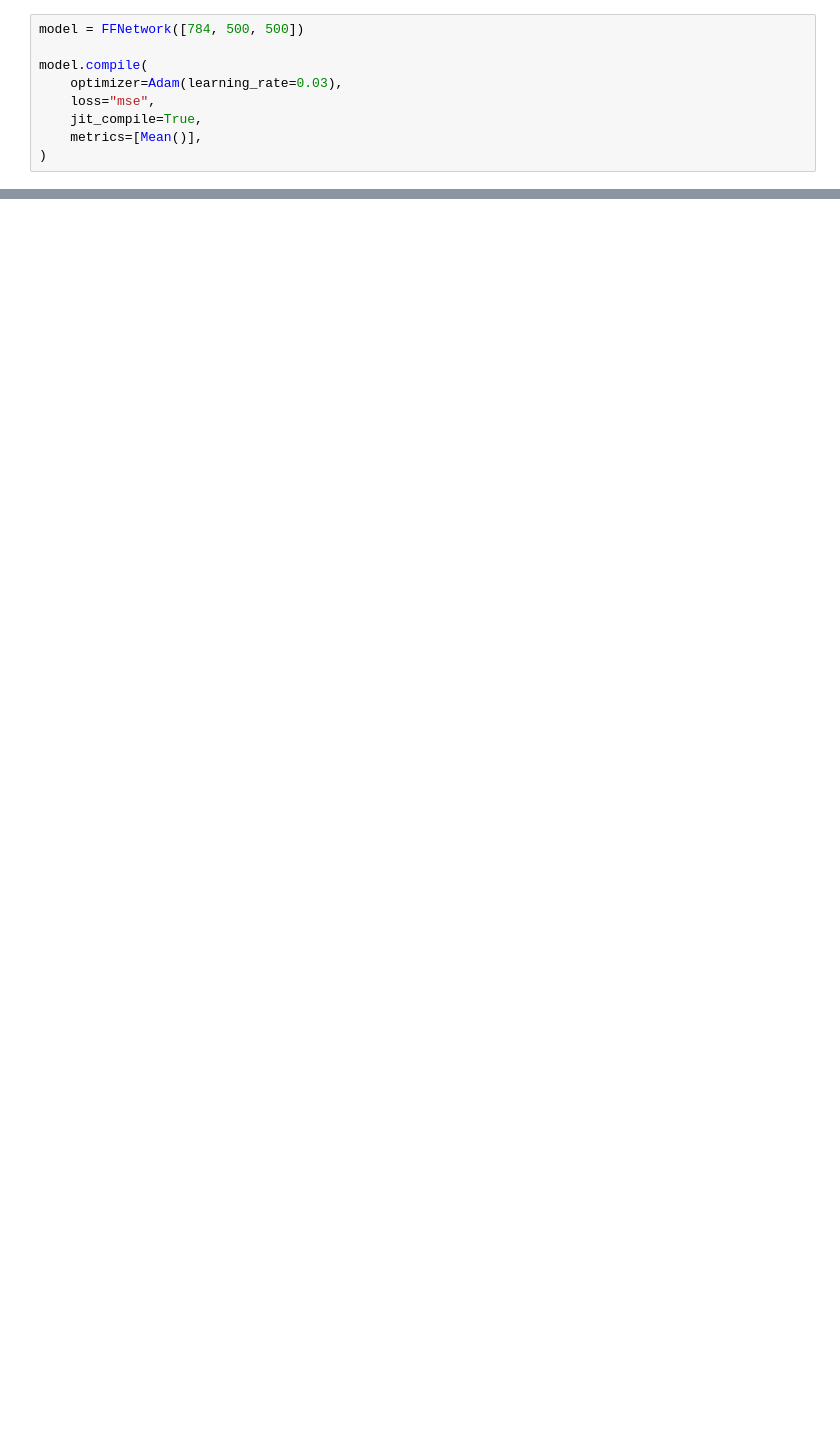
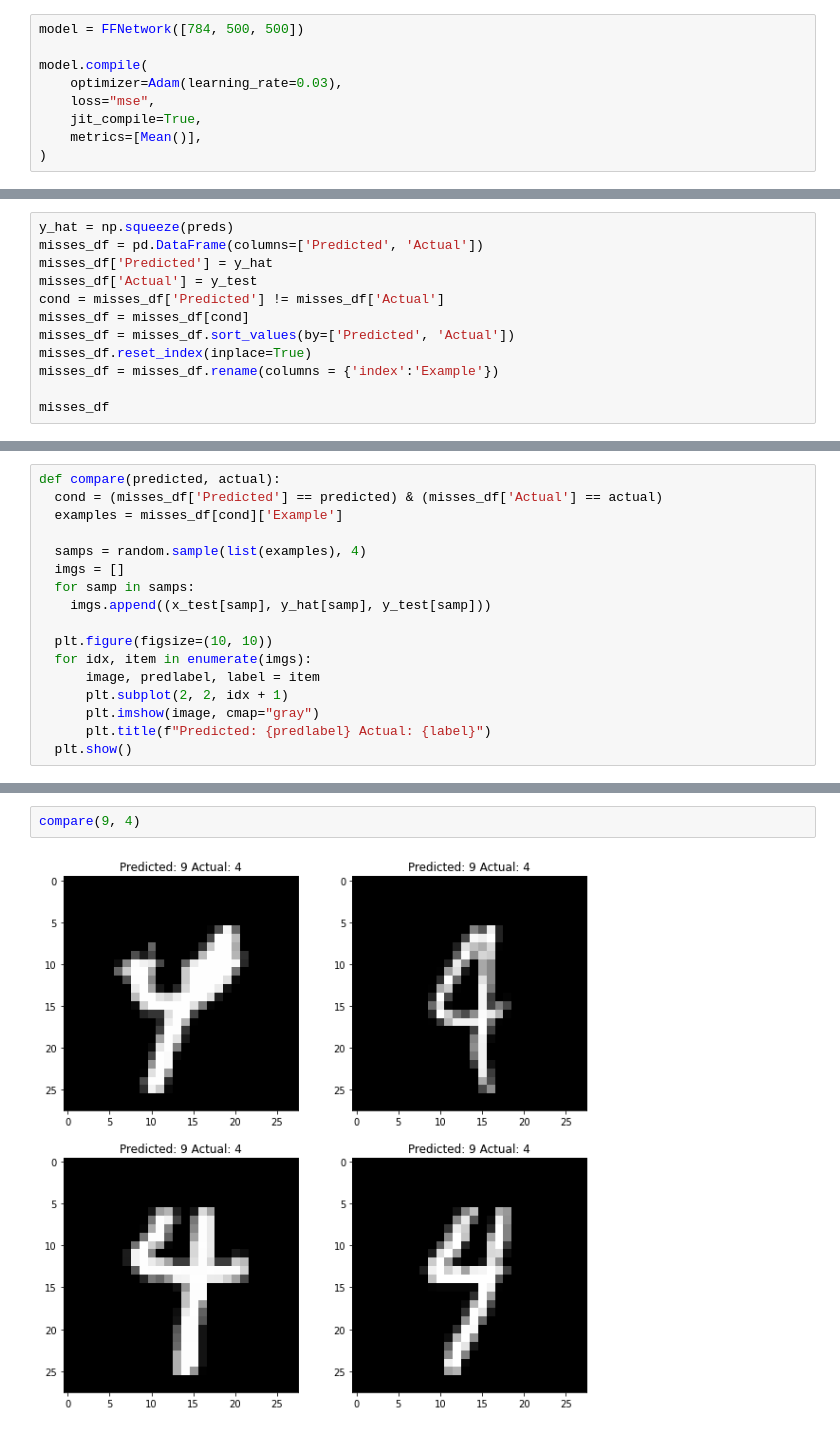
Before and after one commit to karencfisher/forward-forward, a Jupyter notebook: mnist.ipynb, the cells around one changed output, grey strips where cells are left out. Saved outputs shown, nothing was run; the diff lists cells and outputs as text; blank space fills up the shorter version.

```diff
--- a/mnist.ipynb
+++ b/mnist.ipynb
@@ -108,0 +122,12 @@ plt.show()
+# %%
+y_hat = np.squeeze(preds)
+misses_df = pd.DataFrame(columns=['Predicted', 'Actual'])
+misses_df['Predicted'] = y_hat
+misses_df['Actual'] = y_test
+cond = misses_df['Predicted'] != misses_df['Actual']
+misses_df = misses_df[cond]
+misses_df = misses_df.sort_values(by=['Predicted', 'Actual'])
+misses_df.reset_index(inplace=True)
+misses_df = misses_df.rename(columns = {'index':'Example'})
+
+misses_df
@@ -108,0 +167,17 @@ plt.show()
+# %%
+def compare(predicted, actual):
+  cond = (misses_df['Predicted'] == predicted) & (misses_df['Actual'] == actual)
+  examples = misses_df[cond]['Example']
+
+  samps = random.sample(list(examples), 4)
+  imgs = []
+  for samp in samps:
+    imgs.append((x_test[samp], y_hat[samp], y_test[samp]))
+
+  plt.figure(figsize=(10, 10))
+  for idx, item in enumerate(imgs):
+      image, predlabel, label = item
+      plt.subplot(2, 2, idx + 1)
+      plt.imshow(image, cmap="gray")
+      plt.title(f"Predicted: {predlabel} Actual: {label}")
+  plt.show()
@@ -108,0 +186,4 @@ plt.show()
+# %%
+compare(9, 4)
+# %% [output]
+[figure, added]
```
Also changed, not shown: parts of 20 cells of this notebook.
